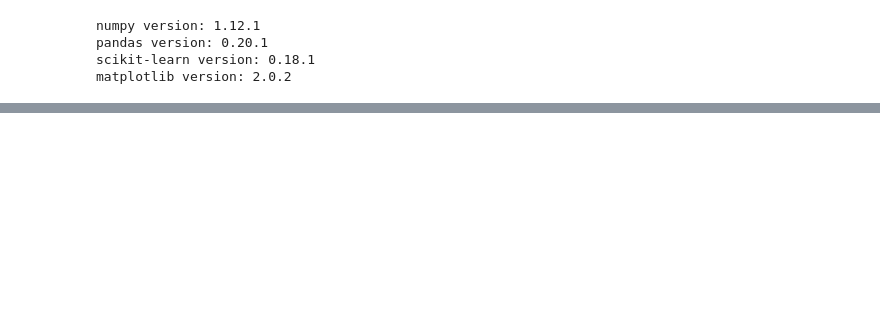
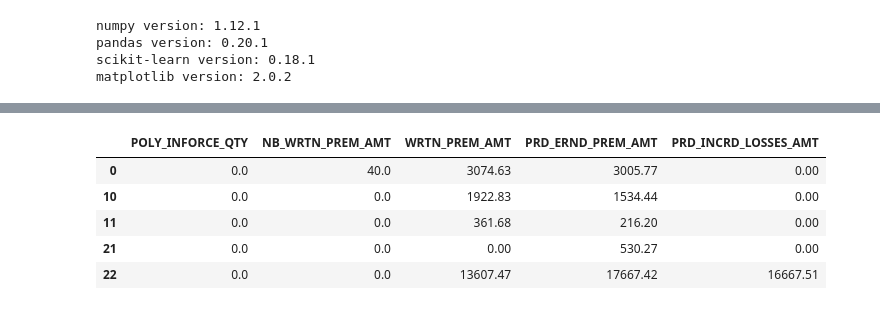
Before and after one commit to MKet/ADS3_Project, a Jupyter notebook: Proftaak.ipynb, the cells around one changed output, grey strips where cells are left out. Cells and saved outputs as stored; diff of their text form; code cells hidden in the pictures; blank space fills up the shorter version.

Commit message:
Recalculated incomplete months

```diff
--- a/Proftaak.ipynb
+++ b/Proftaak.ipynb
@@ -63,0 +64,11 @@ df
+# %%
+#Get incomplete rows in the dataframe
+df_incomplete = df[(df["MONTHS"] != 12)]
+df_incomplete[recal].head(5)
+# %% [output]
+|  | POLY_INFORCE_QTY | NB_WRTN_PREM_AMT | WRTN_PREM_AMT | PRD_ERND_PREM_AMT | PRD_INCRD_LOSSES_AMT |
+| 0 | 0.0 | 40.0 | 3074.63 | 3005.77 | 0.00 |
+| 10 | 0.0 | 0.0 | 1922.83 | 1534.44 | 0.00 |
+| 11 | 0.0 | 0.0 | 361.68 | 216.20 | 0.00 |
+| 21 | 0.0 | 0.0 | 0.00 | 530.27 | 0.00 |
+| 22 | 0.0 | 0.0 | 13607.47 | 17667.42 | 16667.51 |
```
Also changed, not shown: parts of 3 cells of this notebook.
